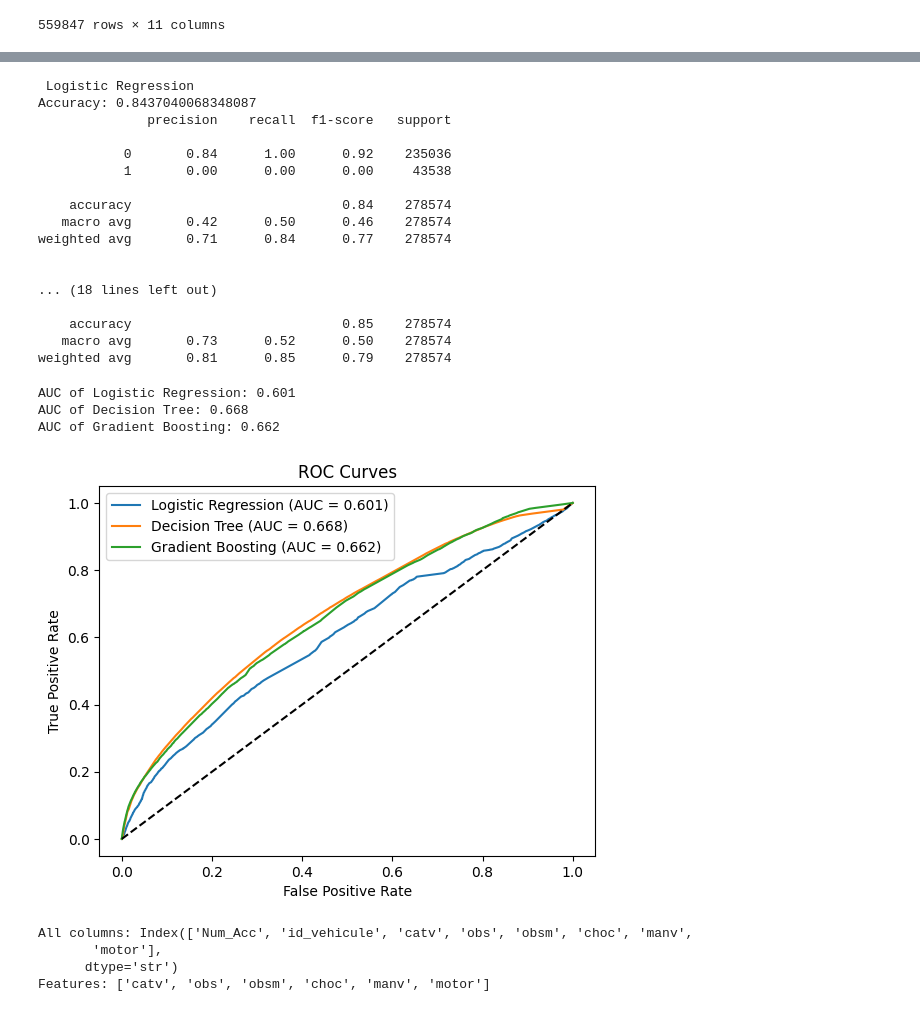
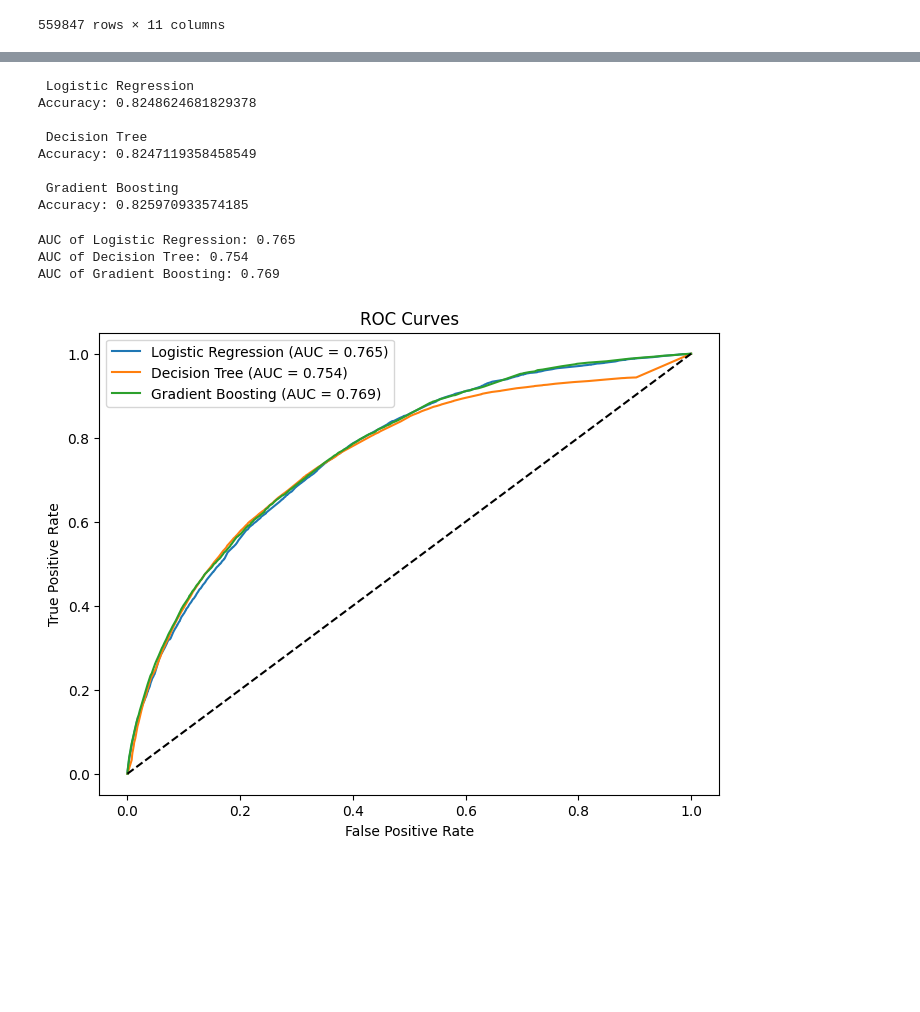
Before and after one commit to KaterinaGalkina/Road_Accident_Severity_Prediction, a Jupyter notebook: vehicules.ipynb, the cells around one changed output, grey strips where cells are left out. Cells and saved outputs as stored; diff of their text form; code cells hidden in the pictures; blank space fills up the shorter version.

```diff
--- a/vehicules.ipynb
+++ b/vehicules.ipynb
@@ -325,14 +325,11 @@ target = "grav_bin"
 # %%
-from sklearn.ensemble import RandomForestClassifier
 from sklearn.model_selection import train_test_split
+from sklearn.metrics import accuracy_score
 
-X = pandas.get_dummies(df_vehicules_with_target[features], drop_first=True) # treat the as categories
+X = df_vehicules_with_target[categorical_features + numerical_features]
 y = df_vehicules_with_target[target]
 
-X_train, X_test, y_train, y_test = train_test_split(X, y, test_size=0.2)
+X_train, X_test, y_train, y_test = train_test_split(X, y, test_size=0.2, random_state=42, stratify=y)
 
-model = RandomForestClassifier(n_estimators=100)
-model.fit(X_train, y_train)
-
-importances = pandas.Series(model.feature_importances_, index=X.columns)
-print(importances.sort_values(ascending=False))
+for name, pipeline in pipelines.items():
+    pipeline.fit(X_train, y_train)
@@ -389,64 +336,52 @@ for name, model in models.items():
 # %%
-from sklearn.metrics import accuracy_score, classification_report, roc_auc_score
-
-for name, model in models.items():
-
-    y_pred = model.predict(X_test)
-    y_proba = model.predict_proba(X_test)[:,1]
-
+for name, pipe in pipelines.items():
+    y_pred = pipe.predict(X_test)
     print("\n", name)
     print("Accuracy:", accuracy_score(y_test, y_pred))
-    print(classification_report(y_test, y_pred))
 # %% [output]
  Logistic Regression
-Accuracy: 0.8437040068348087
-              precision    recall  f1-score   support
+Accuracy: 0.8248624681829378
 
-           0       0.84      1.00      0.92    235036
-           1       0.00      0.00      0.00     43538
+ Decision Tree
+Accuracy: 0.8247119358458549
 
-    accuracy                           0.84    278574
-   macro avg       0.42      0.50      0.46    278574
-weighted avg       0.71      0.84      0.77    278574
-
-
-... (18 lines left out)
-
-    accuracy                           0.85    278574
-   macro avg       0.73      0.52      0.50    278574
-weighted avg       0.81      0.85      0.79    278574
+ Gradient Boosting
+Accuracy: 0.825970933574185
 # %%
 from sklearn.metrics import roc_curve, auc
 import matplotlib.pyplot as plt
 
-plt.figure()
-
+plt.figure(figsize=(8,6))
 lst_auc = []
 
-for name, model in models.items():
+for name, pipe in pipelines.items():
+    if hasattr(pipe["model"], "predict_proba"):
+        y_score = pipe.predict_proba(X_test)[:,1]
+    elif hasattr(pipe["model"], "decision_function"):
+        y_score = pipe.decision_function(X_test)
+    else:
+        # fallback: just use predictions (not ideal for ROC, but works)
+        y_score = model.predict(X_test)
+        print(f"Warning: {name} does not have predict_proba or decision_function, using predict()")
 
-    y_proba = model.predict_proba(X_test)[:,1]
-
-    fpr, tpr, _ = roc_curve(y_test, y_proba)
+    fpr, tpr, _ = roc_curve(y_test, y_score)
     auc_score = auc(fpr, tpr)
-
     lst_auc.append((name, auc_score))
 
     plt.plot(fpr, tpr, label=f"{name} (AUC = {auc_score:.3f})")
-
     print(f"AUC of {name}: {auc_score:.3f}")
 
-plt.plot([0,1],[0,1],"k--")
+plt.plot([0,1],[0,1], "k--")
 plt.xlabel("False Positive Rate")
 plt.ylabel("True Positive Rate")
 plt.title("ROC Curves")
 plt.legend()
 plt.show()
 # %% [output]
-AUC of Logistic Regression: 0.601
-AUC of Decision Tree: 0.668
-AUC of Gradient Boosting: 0.662
+AUC of Logistic Regression: 0.765
+AUC of Decision Tree: 0.754
+AUC of Gradient Boosting: 0.769
-[figure, old version]
+[figure, new version]
 # %%
 # Finally we are going to save the dataset cleaned
 df_vehicules.to_csv("df_vehicules_clean.csv", index=False)
@@ -455,8 +387,0 @@ df_vehicules = pandas.read_csv("df_vehicules_clean.csv")
-# %%
-print("All columns:", df_vehicules.columns)
-print("Features:", features)
-# %% [output]
-All columns: Index(['Num_Acc', 'id_vehicule', 'catv', 'obs', 'obsm', 'choc', 'manv',
-       'motor'],
-      dtype='str')
-Features: ['catv', 'obs', 'obsm', 'choc', 'manv', 'motor']
```
Also changed, not shown: parts of 34 cells of this notebook, 8 other files.
